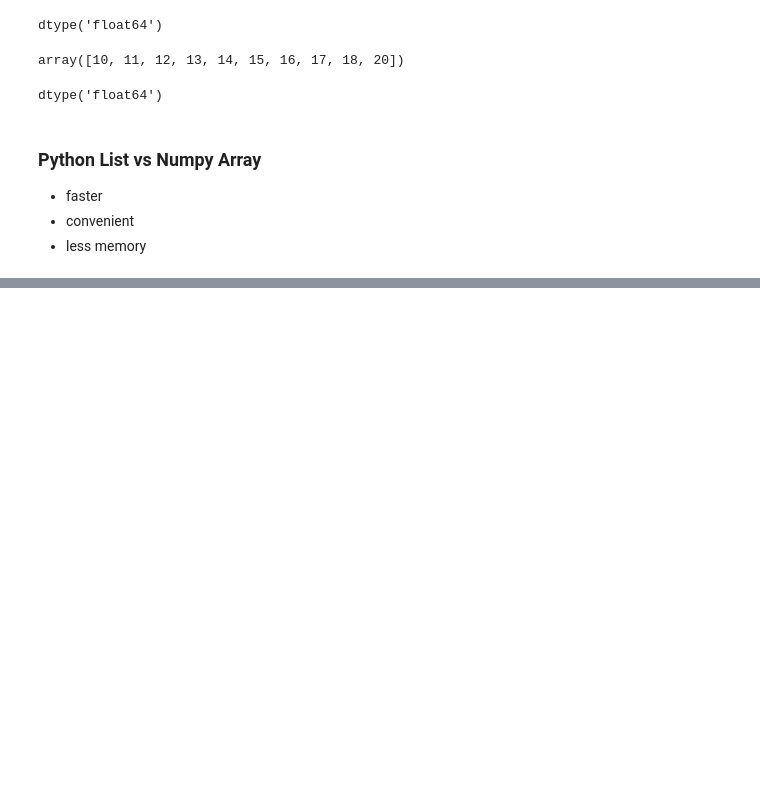
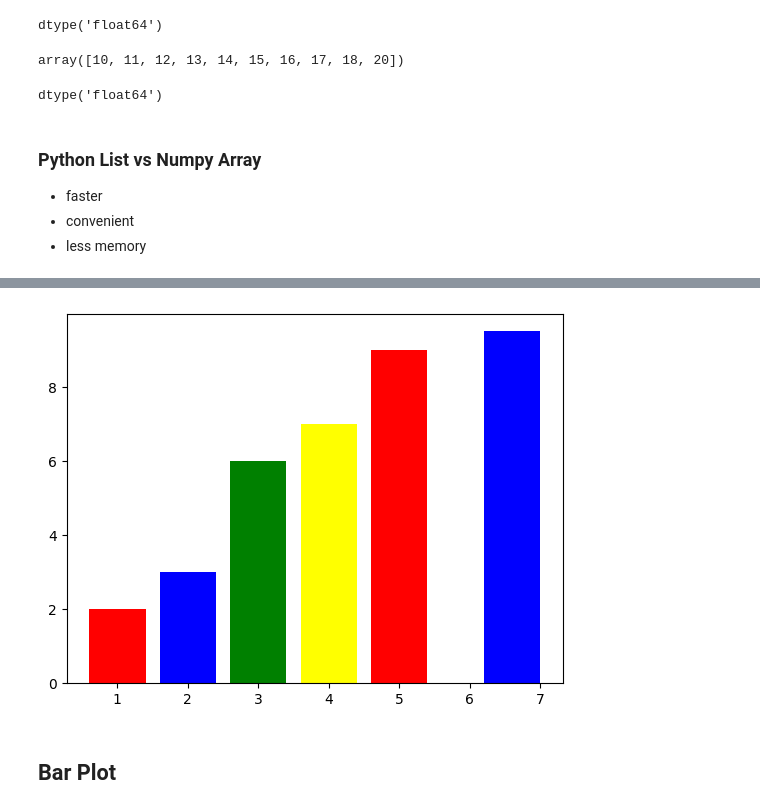
Before and after one commit to Irs444/python1, a Jupyter notebook: numpy.ipynb, the cells around one changed output, grey strips where cells are left out. Cells and saved outputs as stored; diff of their text form; code cells hidden in the pictures; blank space fills up the shorter version.

```diff
--- a/numpy.ipynb
+++ b/numpy.ipynb
@@ -119,0 +132,7 @@ dtype('float64')
+# %%
+plt.bar(x,y, color=["red", "blue","green","yellow"])
+plt.show()
+# %% [output]
+[figure, added]
+# %% [markdown]
+## **Bar Plot**
```
Also changed, not shown: parts of 56 cells of this notebook, 2 other files.
